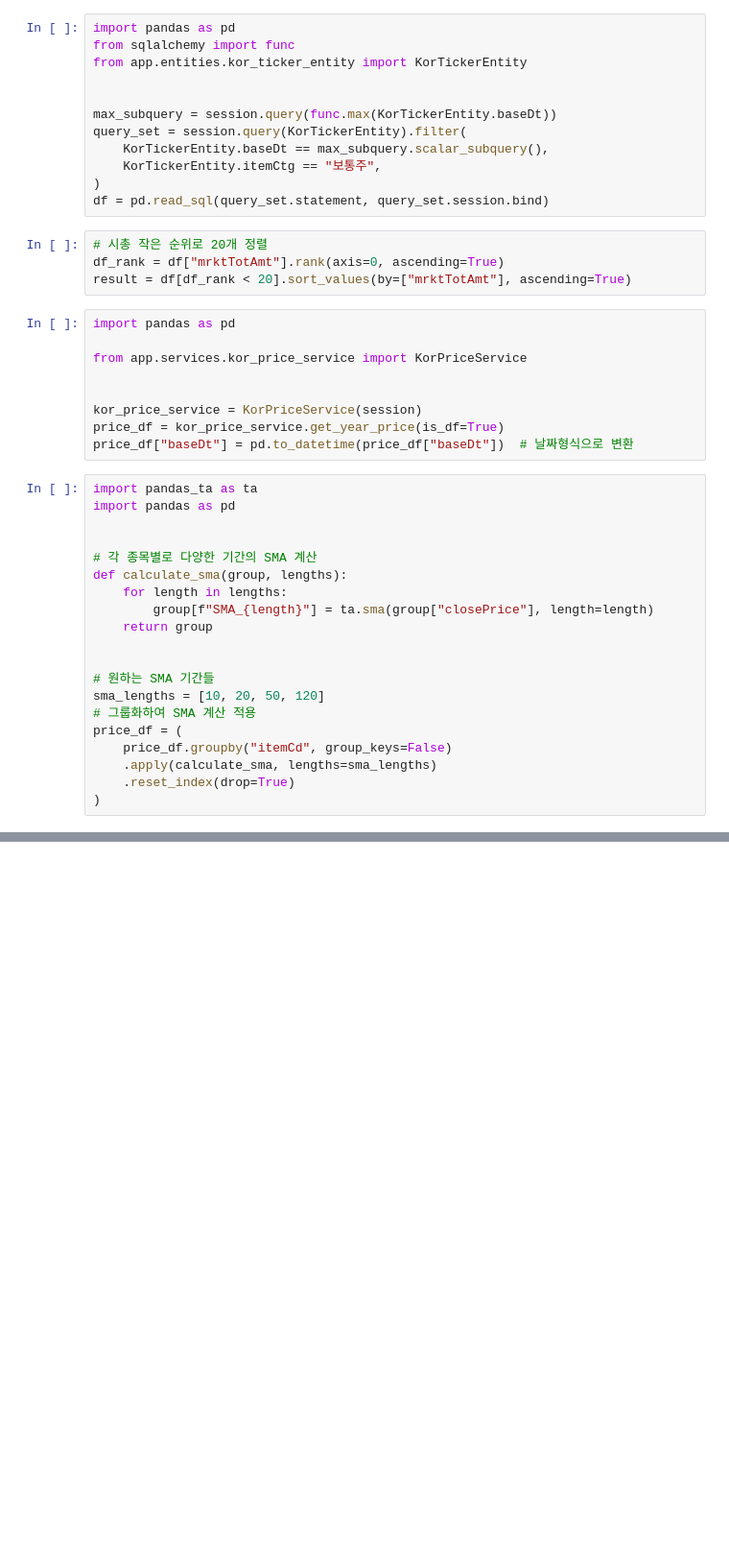
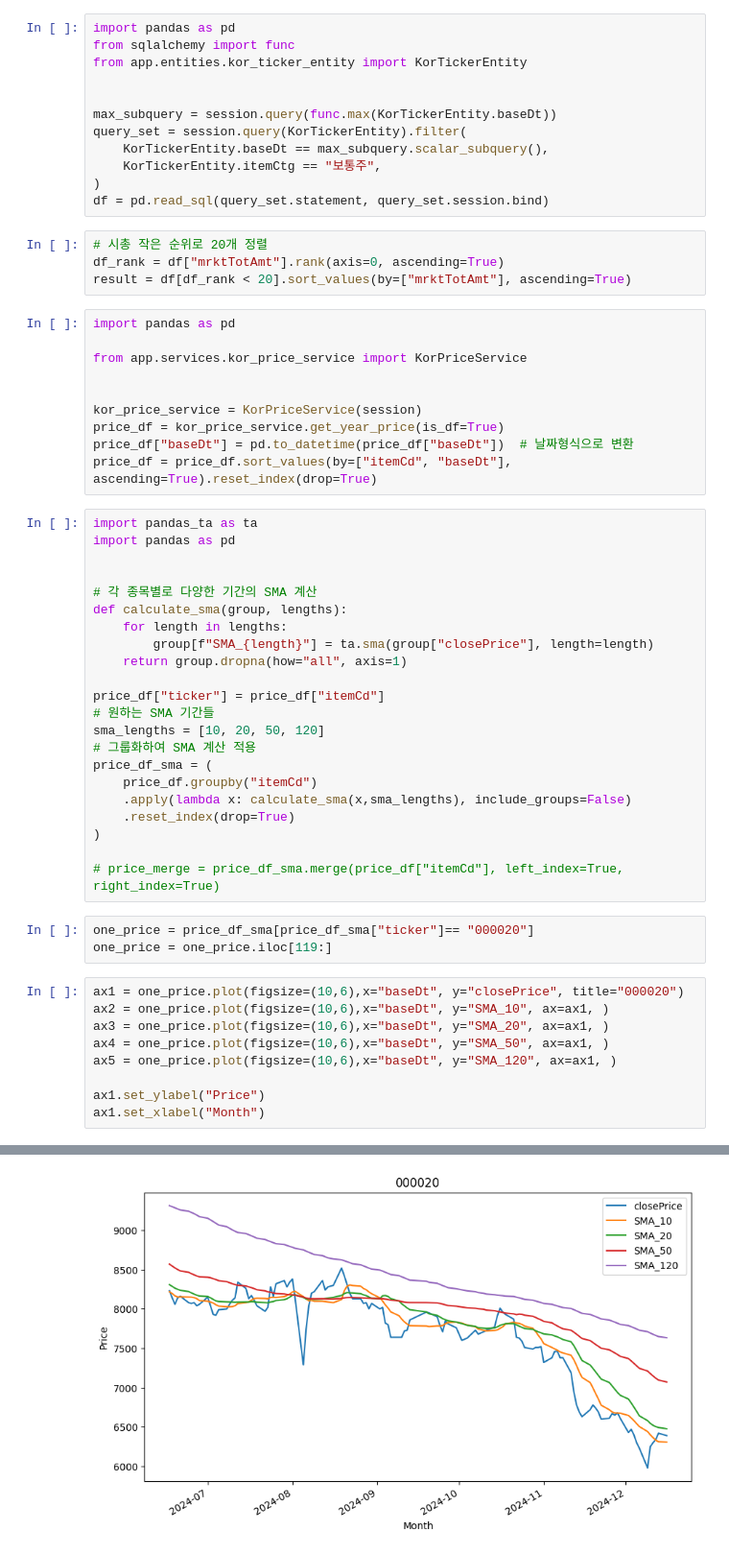
Before and after one commit to dryadsoft/ai-stock-api, a Jupyter notebook: hantu_open_api.ipynb, the cells around one changed output, grey strips where cells are left out. Shown at 96% size. Saved outputs shown, nothing was run; the diff lists cells and outputs as text; blank space fills up the shorter version.

```diff
--- a/hantu_open_api.ipynb
+++ b/hantu_open_api.ipynb
@@ -89,6 +89,7 @@ from app.services.kor_price_service import KorPriceService
 kor_price_service = KorPriceService(session)
 price_df = kor_price_service.get_year_price(is_df=True)
 price_df["baseDt"] = pd.to_datetime(price_df["baseDt"])  # 날짜형식으로 변환
+price_df = price_df.sort_values(by=["itemCd", "baseDt"], ascending=True).reset_index(drop=True)
 # %%
 import pandas_ta as ta
 import pandas as pd
@@ -98,14 +99,29 @@ import pandas as pd
 def calculate_sma(group, lengths):
     for length in lengths:
         group[f"SMA_{length}"] = ta.sma(group["closePrice"], length=length)
-    return group
+    return group.dropna(how="all", axis=1)
 
-
+price_df["ticker"] = price_df["itemCd"]
 # 원하는 SMA 기간들
 sma_lengths = [10, 20, 50, 120]
 # 그룹화하여 SMA 계산 적용
-price_df = (
-    price_df.groupby("itemCd", group_keys=False)
-    .apply(calculate_sma, lengths=sma_lengths)
+price_df_sma = (
+    price_df.groupby("itemCd")
+    .apply(lambda x: calculate_sma(x,sma_lengths), include_groups=False)
     .reset_index(drop=True)
 )
+
+# price_merge = price_df_sma.merge(price_df["itemCd"], left_index=True, right_index=True)
+# %%
+one_price = price_df_sma[price_df_sma["ticker"]== "000020"]
+one_price = one_price.iloc[119:]
+# %%
+ax1 = one_price.plot(figsize=(10,6),x="baseDt", y="closePrice", title="000020")
+ax2 = one_price.plot(figsize=(10,6),x="baseDt", y="SMA_10", ax=ax1, )
+ax3 = one_price.plot(figsize=(10,6),x="baseDt", y="SMA_20", ax=ax1, )
+ax4 = one_price.plot(figsize=(10,6),x="baseDt", y="SMA_50", ax=ax1, )
+ax5 = one_price.plot(figsize=(10,6),x="baseDt", y="SMA_120", ax=ax1, )
+
+ax1.set_ylabel("Price")
+ax1.set_xlabel("Month")
+# %% [output]
@@ -111,0 +129 @@ price_df = (
+[figure, added]
```
Also changed, not shown: parts of 3 cells of this notebook.
